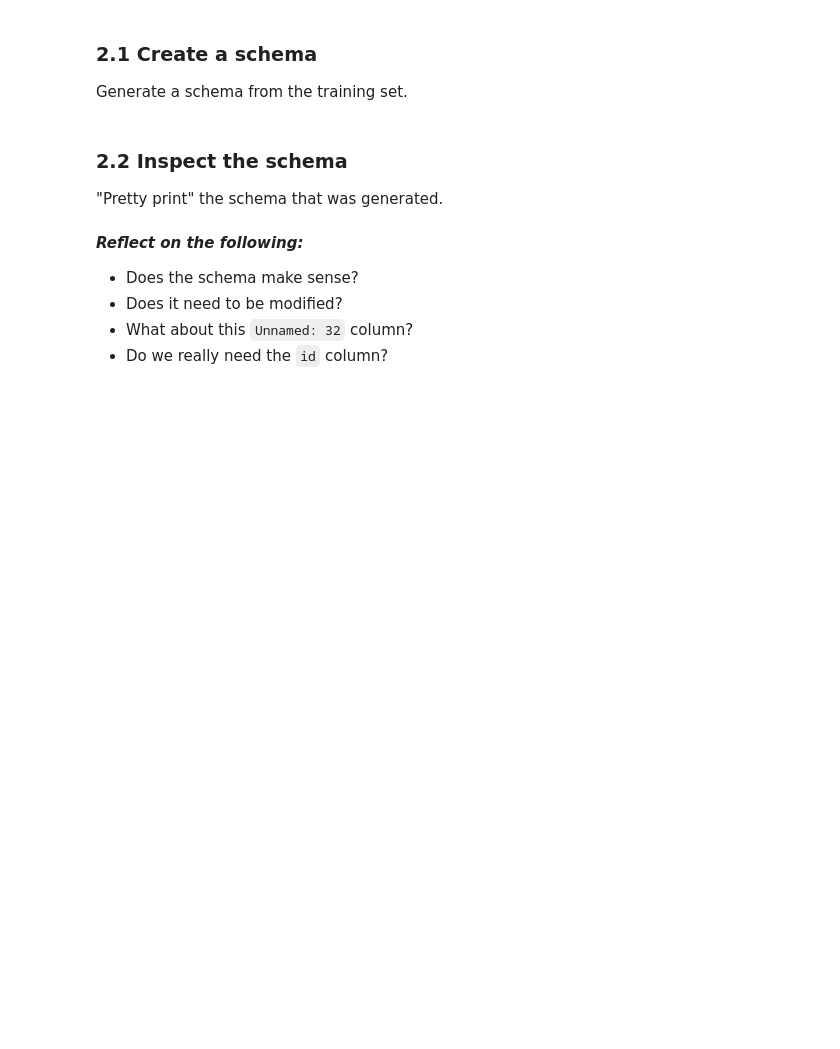
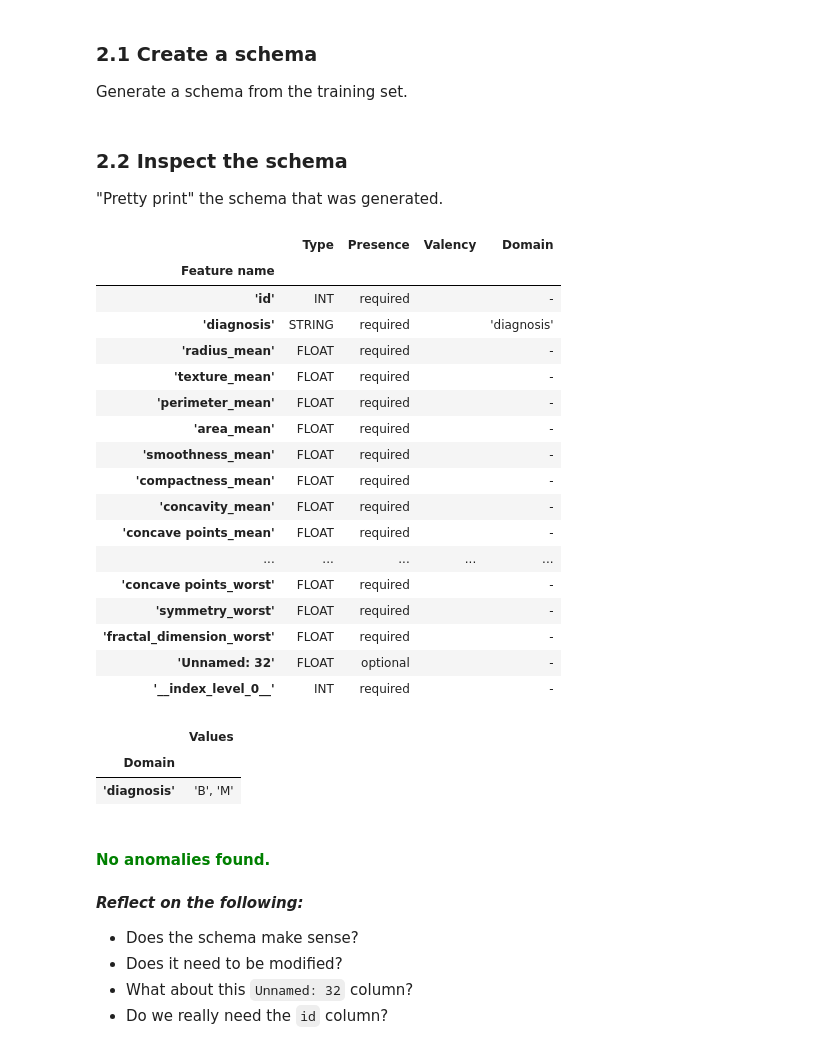
Before and after one commit to rkargul/remla, a Jupyter notebook: tutorial.ipynb, the cells around one changed output. Drawn from its saved outputs; the diff is of its cells as text; code cells hidden in the pictures; blank space fills up the shorter version.

```diff
--- a/tutorial.ipynb
+++ b/tutorial.ipynb
@@ -48,5 +48,5 @@ Use sklearn to create a 75-25 train-test split (in favour of train).
 [sklearn.model_selection]: https://scikit-learn.org/stable/modules/classes.html#module-sklearn.model_selection
 # %%
 # your code here
-X, y = sklearn.model_selection.train_test_split(df, test_size=0.25, random_state=42)
+train_set, test_set = train_test_split(df, test_size=0.25, random_state=42)
 # %%
@@ -99,6 +83,7 @@ Generate descriptive statistics for the training set using tfdv.
 [read the docs]: https://www.tensorflow.org/tfx/data_validation/api_docs/python/tfdv
 # %%
 # your code here
+train_stats = tfdv.generate_statistics_from_dataframe(train_set)
 # %% [markdown]
 ### 1.4 Visualise training stats & make observations
 Lets visualise the statistics for our training set & see how it looks like. In particular, make the following observations:
@@ -138,11 +131,39 @@ In this section we will write tests for our data. TFDV does this by first creati
 Generate a schema from the training set.
 # %%
 # your code here
+schema = tfdv.infer_schema(statistics=train_stats)
 # %% [markdown]
 ### 2.2 Inspect the schema
 "Pretty print" the schema that was generated.
 # %%
 # your code here
+tfdv.display_schema(schema=schema)
+# %% [output]
+|  | Type | Presence | Valency | Domain |
+| Feature name |  |  |  |  |
+| 'id' | INT | required |  | - |
+| 'diagnosis' | STRING | required |  | 'diagnosis' |
+| 'radius_mean' | FLOAT | required |  | - |
+| 'texture_mean' | FLOAT | required |  | - |
+| 'perimeter_mean' | FLOAT | required |  | - |
+| 'area_mean' | FLOAT | required |  | - |
+| 'smoothness_mean' | FLOAT | required |  | - |
+| 'compactness_mean' | FLOAT | required |  | - |
+| 'concavity_mean' | FLOAT | required |  | - |
+| 'concave points_mean' | FLOAT | required |  | - |
+| ... | ... | ... | ... | ... |
+| 'concave points_worst' | FLOAT | required |  | - |
+| 'symmetry_worst' | FLOAT | required |  | - |
+| 'fractal_dimension_worst' | FLOAT | required |  | - |
+| 'Unnamed: 32' | FLOAT | optional |  | - |
+| '__index_level_0__' | INT | required |  | - |
+|  | Values |
+| Domain |  |
+| 'diagnosis' | 'B', 'M' |
+# %%
+tfdv.display_anomalies(tfdv.validate_statistics(train_stats, schema))
+# %% [output]
+No anomalies found.
 # %% [markdown]
 ***Reflect on the following:***
 
```
Also changed, not shown: parts of 7 cells of this notebook.
